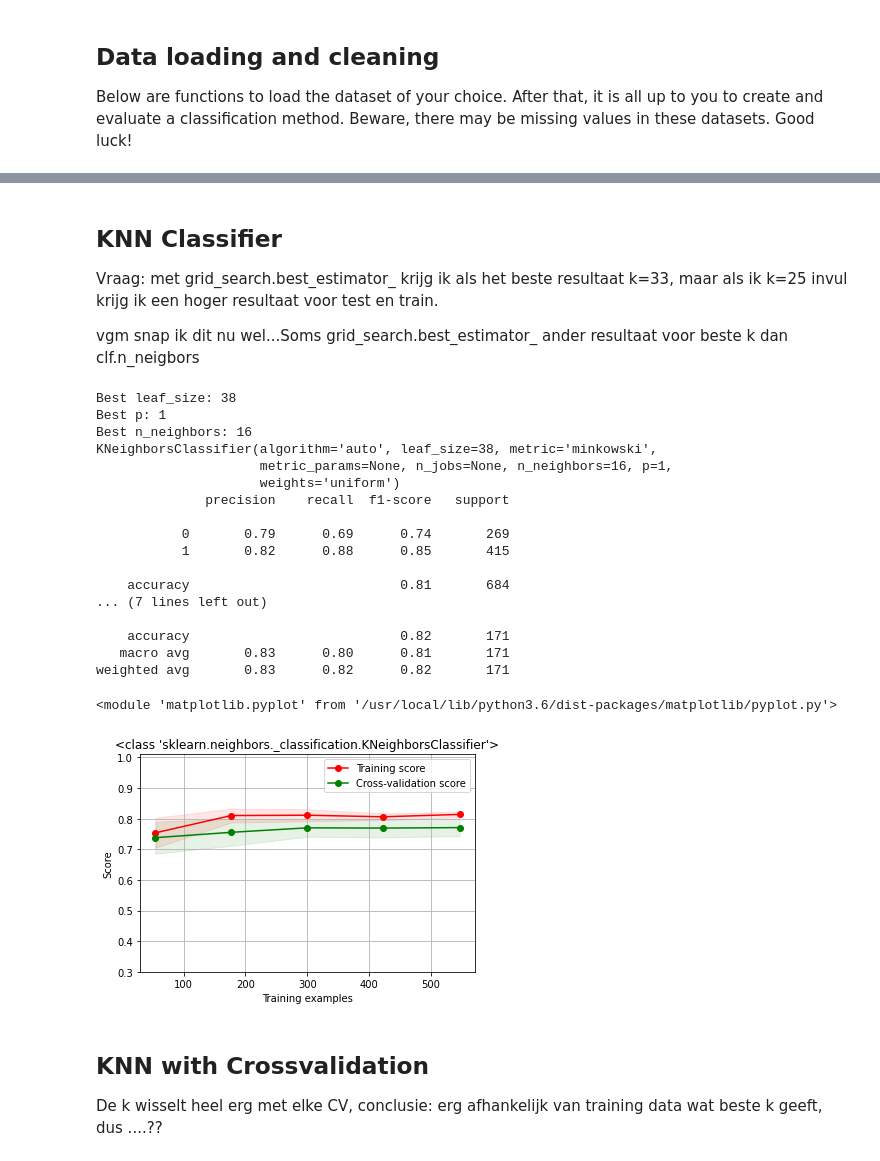
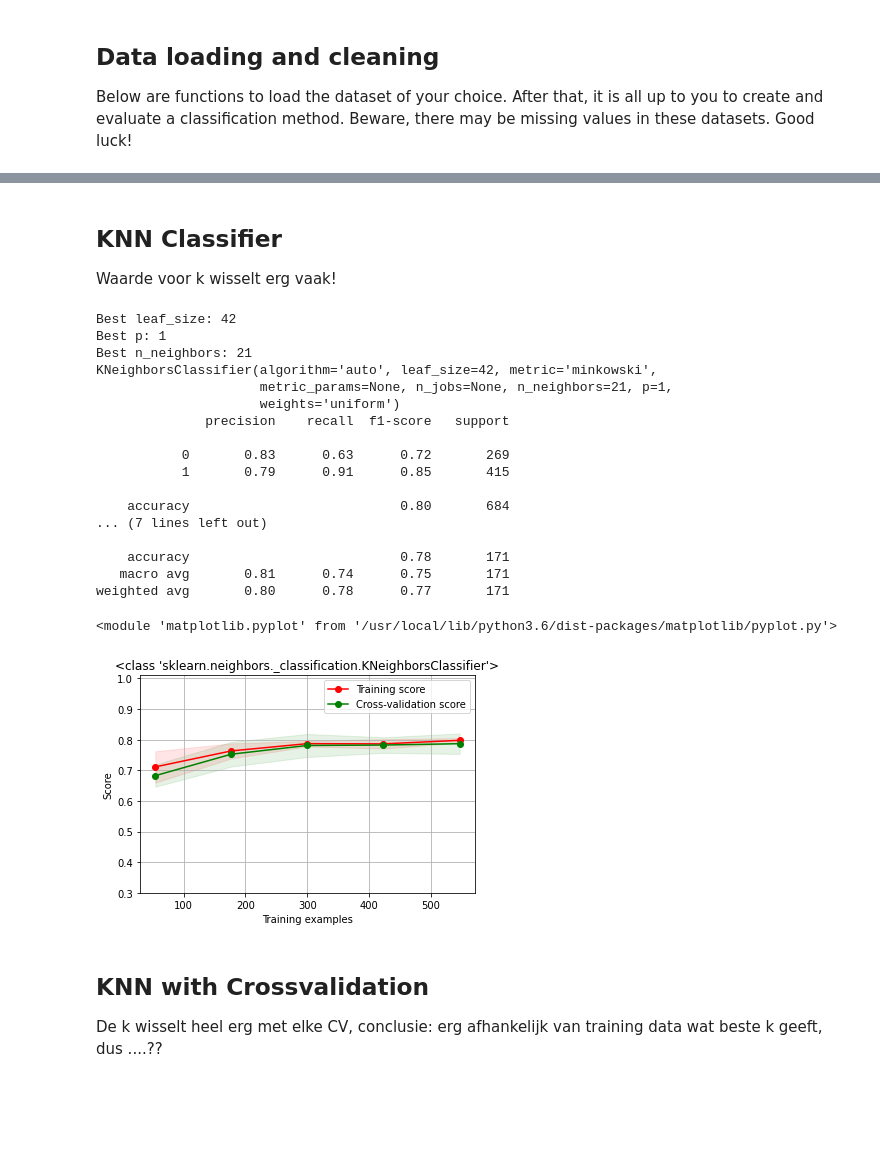
Before and after one commit to annawalstra/TM10007_Group5, a Jupyter notebook: assignment.ipynb, the cells around one changed output, grey strips where cells are left out. Saved outputs shown, nothing was run; the diff lists cells and outputs as text; code cells hidden in the pictures; blank space fills up the shorter version.

```diff
--- a/assignment.ipynb
+++ b/assignment.ipynb
@@ -225,12 +248,10 @@ def plot_learning_curve(estimator, title, X, y, axes, ylim=None, cv=None,
     axes.legend(loc="best")
 
     return plt
-# %% [markdown]
-## KNN Classifier
-
-Vraag: met grid_search.best_estimator_ krijg ik als het beste resultaat k=33, maar als ik k=25 invul krijg ik een hoger resultaat voor test en train.
-
-vgm snap ik dit nu wel...Soms grid_search.best_estimator_ ander resultaat voor beste k dan clf.n_neigbors
+# %% [markdown]
+## KNN Classifier
+
+Waarde voor k wisselt erg vaak!
 # %%
 # # Create a grid search to find the optimal k using a gridsearch and 10-fold cross validation
 # # Specify the classifier
@@ -266,66 +287,62 @@ vgm snap ik dit nu wel...Soms grid_search.best_estimator_ ander resultaat voor b
 # print(f"Test result: {acc_test}")
 
 
-#List Hyperparameters that we want to tune.
+#Hyperparameters that we want to tune.
 leaf_size = list(range(1,50))
 n_neighbors = list(range(1,50))
 p=[1,2]
-#Convert to dictionary
 hyperparameters = dict(n_neighbors=n_neighbors,leaf_size=leaf_size, p=p)
-#Create new KNN object
-knn_2 = neighbors.KNeighborsClassifier()
-#Use GridSearch
-#cv_10fold = model_selection.StratifiedKFold(n_splits=10)
-random_search = model_selection.RandomizedSearchCV(knn_2, hyperparameters, cv=cv_10fold)
+
+#Create kNN object
+knn = neighbors.KNeighborsClassifier()
+
+#Use RandomizedSearch to tune hyperparameters
+random_search = model_selection.RandomizedSearchCV(knn, hyperparameters, cv=cv_10fold)
 
 #Fit the model
 best_model = random_search.fit(X_train_pca,Y_train)
 clf = random_search.best_estimator_
 
 #Print The value of best Hyperparameters
 print('Best leaf_size:', best_model.best_estimator_.get_params()['leaf_size'])
 print('Best p:', best_model.best_estimator_.get_params()['p'])
 print('Best n_neighbors:', best_model.best_estimator_.get_params()['n_neighbors'])
 print(clf)
 
-# Test train
-from sklearn.metrics import classification_report
+# Test training dataset
 y_pred_train = clf.predict(X_train_pca)
 print(classification_report(Y_train, y_pred_train))
-# Test model
 
+# Test test dataset
 y_pred = clf.predict(X_test_pca)
 print(classification_report(Y_test, y_pred))
 
 #Learning curve
-from sklearn.model_selection import ShuffleSplit
-from sklearn.model_selection import learning_curve
 plt.show()
 title = str(type(clf))
-#ax = fig.add_subplot(7, 3, 1)
-ax = fig, ax = plt.subplots()
+fig, ax = plt.subplots()
 cv = ShuffleSplit(n_splits=10, test_size=0.2, random_state=0)
 plot_learning_curve(clf, title, X_train_pca, Y_train, ax, ylim=(0.3, 1.01), cv=cv)
 # %% [output]
-Best leaf_size: 38
+Best leaf_size: 42
 Best p: 1
-Best n_neighbors: 16
-KNeighborsClassifier(algorithm='auto', leaf_size=38, metric='minkowski',
-                     metric_params=None, n_jobs=None, n_neighbors=16, p=1,
+Best n_neighbors: 21
+KNeighborsClassifier(algorithm='auto', leaf_size=42, metric='minkowski',
+                     metric_params=None, n_jobs=None, n_neighbors=21, p=1,
                      weights='uniform')
               precision    recall  f1-score   support
 
-           0       0.79      0.69      0.74       269
-           1       0.82      0.88      0.85       415
+           0       0.83      0.63      0.72       269
+           1       0.79      0.91      0.85       415
 
-    accuracy                           0.81       684
+    accuracy                           0.80       684
 ... (7 lines left out)
 
-    accuracy                           0.82       171
-   macro avg       0.83      0.80      0.81       171
-weighted avg       0.83      0.82      0.82       171
+    accuracy                           0.78       171
+   macro avg       0.81      0.74      0.75       171
+weighted avg       0.80      0.78      0.77       171
 <module 'matplotlib.pyplot' from '/usr/local/lib/python3.6/dist-packages/matplotlib/pyplot.py'>
-[figure, old version]
+[figure, new version]
 # %% [markdown]
 ## KNN with Crossvalidation
 De k wisselt heel erg met elke CV, conclusie: erg afhankelijk van training data wat beste k geeft, dus ....??
```
Also changed, not shown: parts of 2 cells of this notebook.
